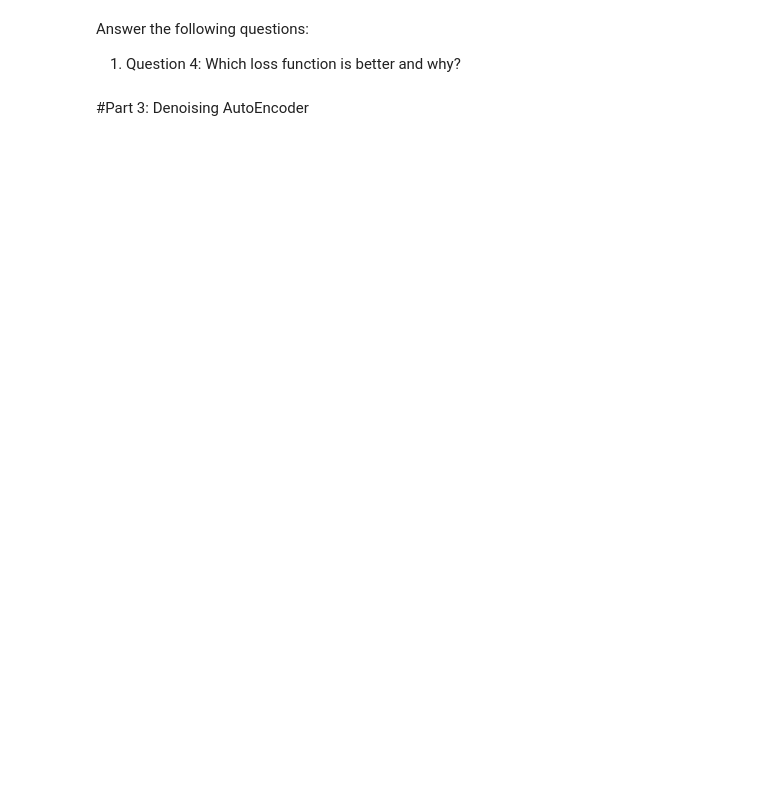
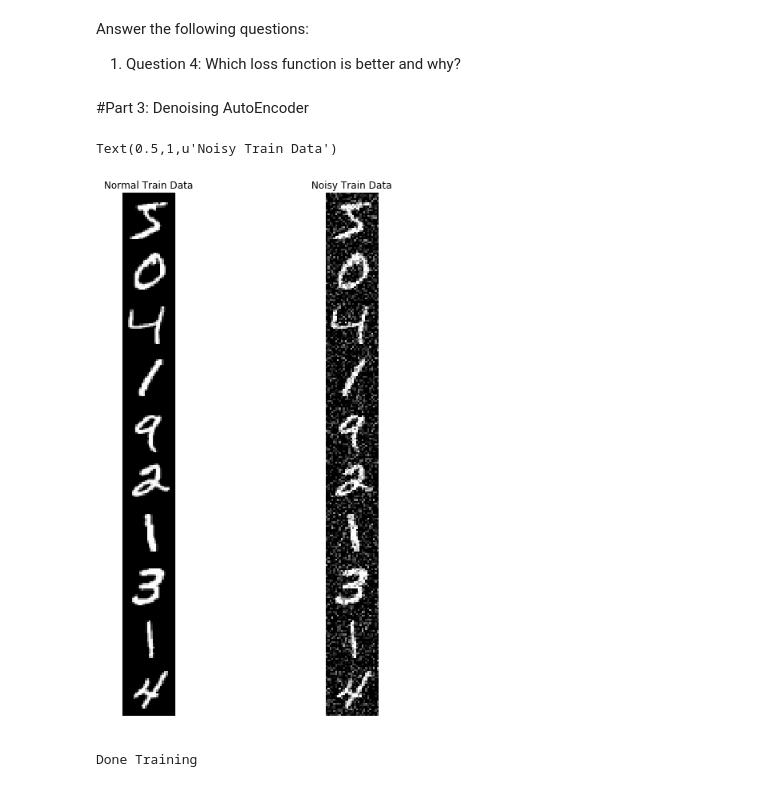
Before and after one commit to Salazar-Prime/deep_forget, a Jupyter notebook: Project 2 Autoencoders/Project_2_Student_code.ipynb, the cells around one changed output. Drawn from its saved outputs; the diff is of its cells as text; code cells hidden in the pictures; blank space fills up the shorter version.

Commit message:
done part 3

```diff
--- a/Project 2 Autoencoders/Project_2_Student_code.ipynb
+++ b/Project 2 Autoencoders/Project_2_Student_code.ipynb
@@ -329,6 +329,25 @@ data_test_noisy = np.clip(data_test_noisy, 0., 1.)
 
 #Reshape data to comply with input of denoising autoencoder
 #FILL THIS IN
+data_train_noisy_part3 = data_train_noisy.reshape(-1,784)
+data_test_noisy_part3 = data_test_noisy.reshape(-1,784)
 # %%
 #Show samples of 10 original images and their corrsponding noisy counterparts from the training set
 #FILL THIS CODE BLOCK IN AND PRODUCE SAMPLES
+fig = plt.figure(figsize=(6,12))
+fig.subplots_adjust(right=1.2)
+
+# input
+ax = fig.add_subplot(1,2,1)
+ax.imshow(data_train[0:10].reshape(-1,28))
+ax.axis('off')
+ax.set_title('Normal Train Data')
+
+# noisy
+ax = fig.add_subplot(1,2,2)
+ax.imshow(data_train_noisy_part3[0:10].reshape(-1, 28))
+ax.axis('off')
+ax.set_title('Noisy Train Data')
+# %% [output]
+Text(0.5,1,u'Noisy Train Data')
+[figure, added]
@@ -356,0 +354,32 @@ def dae():
+# %%
+#Create denoising autoencoder architecture
+def dae(act='sigmoid'):
+
+    model = Sequential()
+
+    #FILL THIS IN WITH MODEL ARCHITECTURE
+    # Encoder
+    model.add(Dense(400, input_dim=784, name="input"))
+    model.add(Dense(200))
+
+    # Bottleneck
+    model.add(Dense(100, name='bottleneck'))
+
+    # Decoder
+    model.add(Dense(200))
+    model.add(Dense(400))
+    model.add(Dense(784, activation=act))
+
+    return model
+
+#Compile and train the DAE
+#FILL THIS IN
+dae = dae()
+dae.compile(loss='mean_squared_error', optimizer='adam', metrics=['accuracy'])
+
+#Train the model and assign training meta-data to a variable
+#FILL THIS IN
+hist_dae = dae.fit(data_train_noisy_part3, data_train_part1, validation_data=(data_test_noisy_part3, data_test_part1), shuffle=True, epochs=150, batch_size=1024, verbose=0)
+print('Done Training')
+# %% [output]
+Done Training
```
Also changed, not shown: parts of 8 cells of this notebook.
